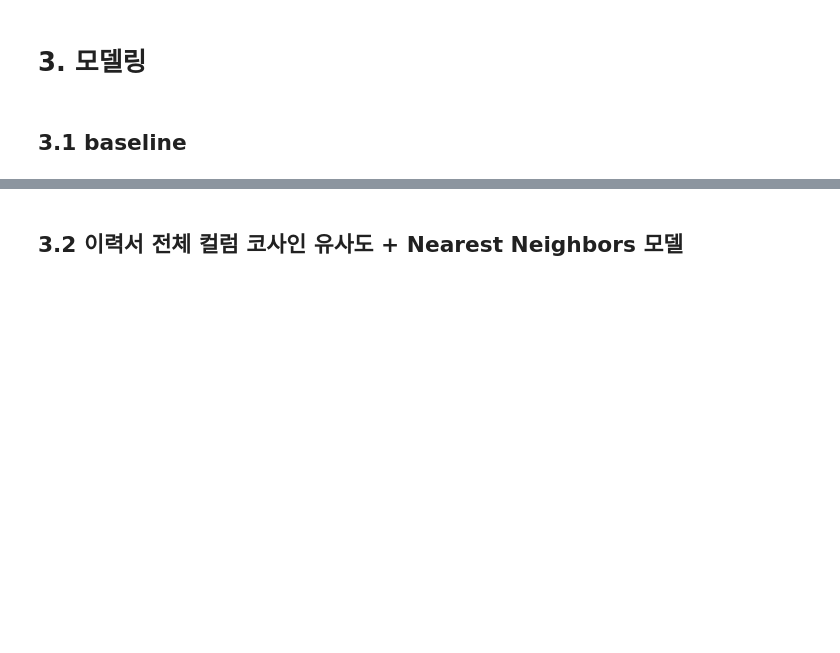
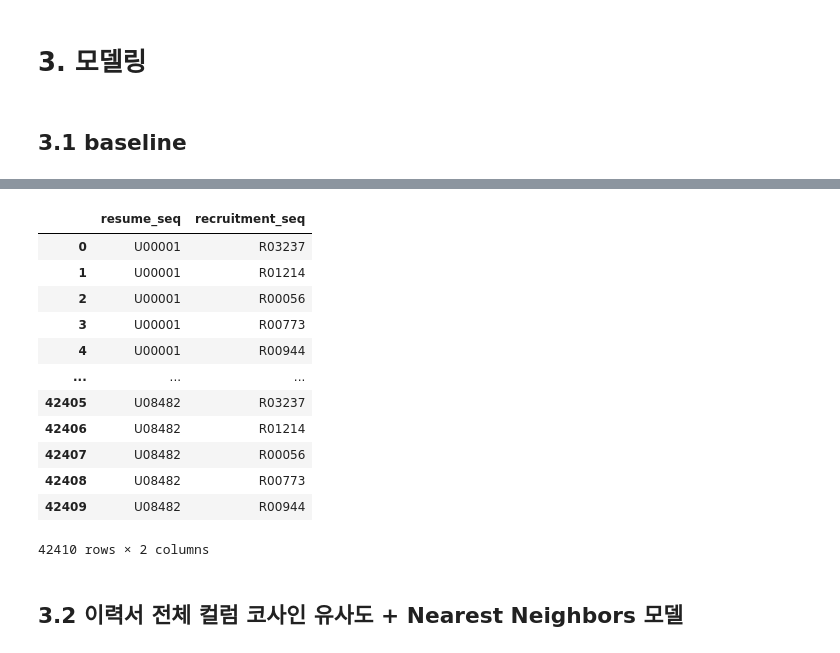
Before and after one commit to Kim-SeongSu/Dacon_Kookmin_University, a Jupyter notebook: kookmin_ai.ipynb, the cells around one changed output, grey strips where cells are left out. Drawn from its saved outputs; the diff is of its cells as text; code cells hidden in the pictures; blank space fills up the shorter version.

```diff
--- a/kookmin_ai.ipynb
+++ b/kookmin_ai.ipynb
@@ -1217,3 +1296,35 @@ top_recommendations.to_csv('./data/result_data/baseline_submit.csv', index=False
+# %%
+# 이미 지원한 채용 공고 제외하고 추천
+recommendations = []
+for idx, user in tqdm(enumerate(user_item_matrix.index)):
+    # 해당 사용자가 지원한 채용 공고
+    applied_jobs = set(user_item_matrix.loc[user][user_item_matrix.loc[user] == 1].index)
+
+    # 해당 사용자의 추천 점수 (높은 점수부터 정렬)
+    sorted_job_indices = user_predicted_scores[idx].argsort()[::-1]
+    recommended_jobs = [job for job in user_item_matrix.columns[sorted_job_indices] if job not in applied_jobs][:5]
+
+    for job in recommended_jobs:
+        recommendations.append([user, job])
+# %%
+# sample_submission.csv 형태로 DataFrame 생성
+top_recommendations = pd.DataFrame(recommendations, columns=['resume_seq', 'recruitment_seq'])
+display(top_recommendations)
+top_recommendations.to_csv('./data/result_data/baseline_submit_update.csv', index=False)
+# %% [output]
+|  | resume_seq | recruitment_seq |
+| 0 | U00001 | R03237 |
+| 1 | U00001 | R01214 |
+| 2 | U00001 | R00056 |
+| 3 | U00001 | R00773 |
+| 4 | U00001 | R00944 |
+| ... | ... | ... |
+| 42405 | U08482 | R03237 |
+| 42406 | U08482 | R01214 |
+| 42407 | U08482 | R00056 |
+| 42408 | U08482 | R00773 |
+| 42409 | U08482 | R00944 |
+42410 rows × 2 columns
 # %% [markdown]
 ## 3.2 이력서 전체 컬럼 코사인 유사도 + Nearest Neighbors 모델
 # %%
```
Also changed, not shown: parts of 10 cells of this notebook.
